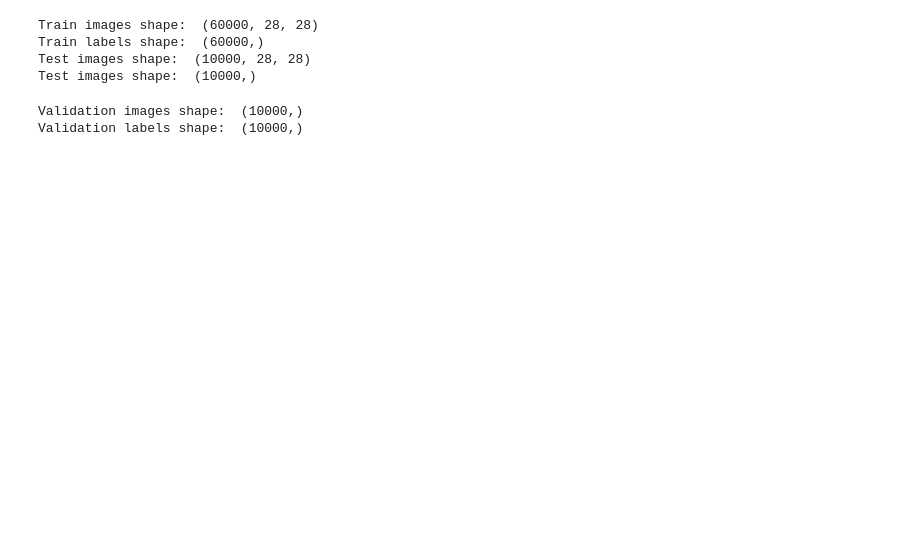
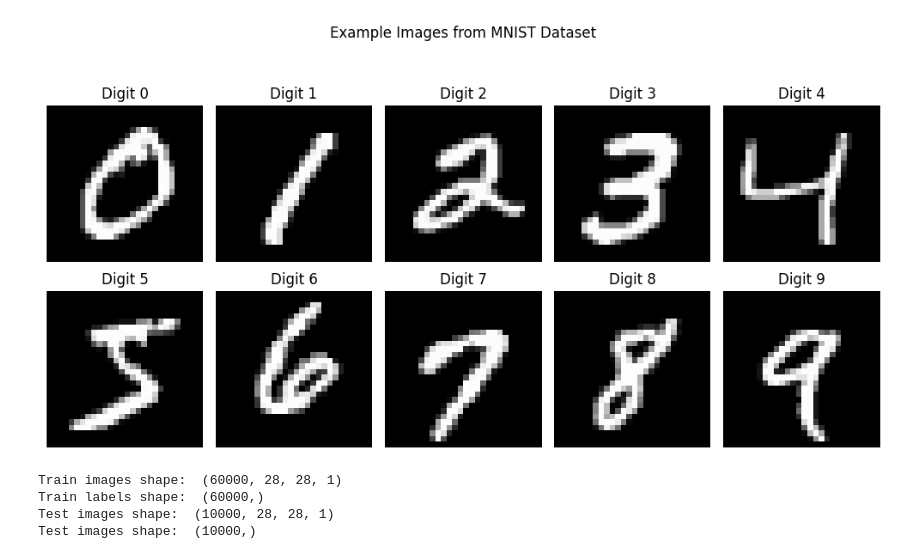
Before and after one commit to csci595-research-lit-spring-2024/595-class-project-spring-2024-bharathmp09, a Jupyter notebook: notebooks/research_project.ipynb, the cells around one changed output. Drawn from its saved outputs; the diff is of its cells as text; code cells hidden in the pictures; blank space fills up the shorter version.

Commit message:
Performed Data Analysis

```diff
--- a/notebooks/research_project.ipynb
+++ b/notebooks/research_project.ipynb
@@ -6,4 +11,8 @@ from keras.utils import to_categorical
 from tensorflow.keras.callbacks import EarlyStopping
 from tensorflow.keras.layers import BatchNormalization
 # %%
-(train_images, train_labels), (test_images, test_labels) = keras.datasets.mnist.load_data()
+(x_train, y_train), (x_test, y_test) = mnist.load_data()
+# %%
+# Concatenate training and test sets for analysis
+x_all = np.concatenate((x_train, x_test), axis=0)
+y_all = np.concatenate((y_train, y_test), axis=0)
@@ -9,0 +40,13 @@ from tensorflow.keras.layers import BatchNormalization
+# %%
+# Display example images
+plt.figure(figsize=(10, 5))
+for i in range(10):
+    plt.subplot(2, 5, i+1)
+    plt.imshow(x_all[y_all == i][0], cmap='gray')
+    plt.title(f'Digit {i}')
+    plt.axis('off')
+plt.suptitle('Example Images from MNIST Dataset', y=1.05)
+plt.tight_layout()
+plt.show()
+# %% [output]
+[figure, added]
@@ -10,10 +56,10 @@ from tensorflow.keras.layers import BatchNormalization
 # %%
-print('Train images shape: ',train_images.shape)
-print('Train labels shape: ',train_labels.shape)
-print('Test images shape: ',test_images.shape)
-print('Test images shape: ',test_labels.shape)
+print('Train images shape: ',x_train.shape)
+print('Train labels shape: ',y_train.shape)
+print('Test images shape: ',x_test.shape)
+print('Test images shape: ',y_test.shape)
 # %% [output]
-Train images shape:  (60000, 28, 28)
+Train images shape:  (60000, 28, 28, 1)
 Train labels shape:  (60000,)
-Test images shape:  (10000, 28, 28)
+Test images shape:  (10000, 28, 28, 1)
 Test images shape:  (10000,)
@@ -25,7 +73,3 @@ train_labels = train_labels[:50000]
 # %%
-print('Validation images shape: ',val_labels.shape)
-print('Validation labels shape: ',val_labels.shape)
+x_train, x_val, y_train, y_val = train_test_split(x_train, y_train, test_size=0.1, random_state=42)
-# %% [output]
-Validation images shape:  (10000,)
-Validation labels shape:  (10000,)
 # %%
```
Also changed, not shown: parts of 10 cells of this notebook.
